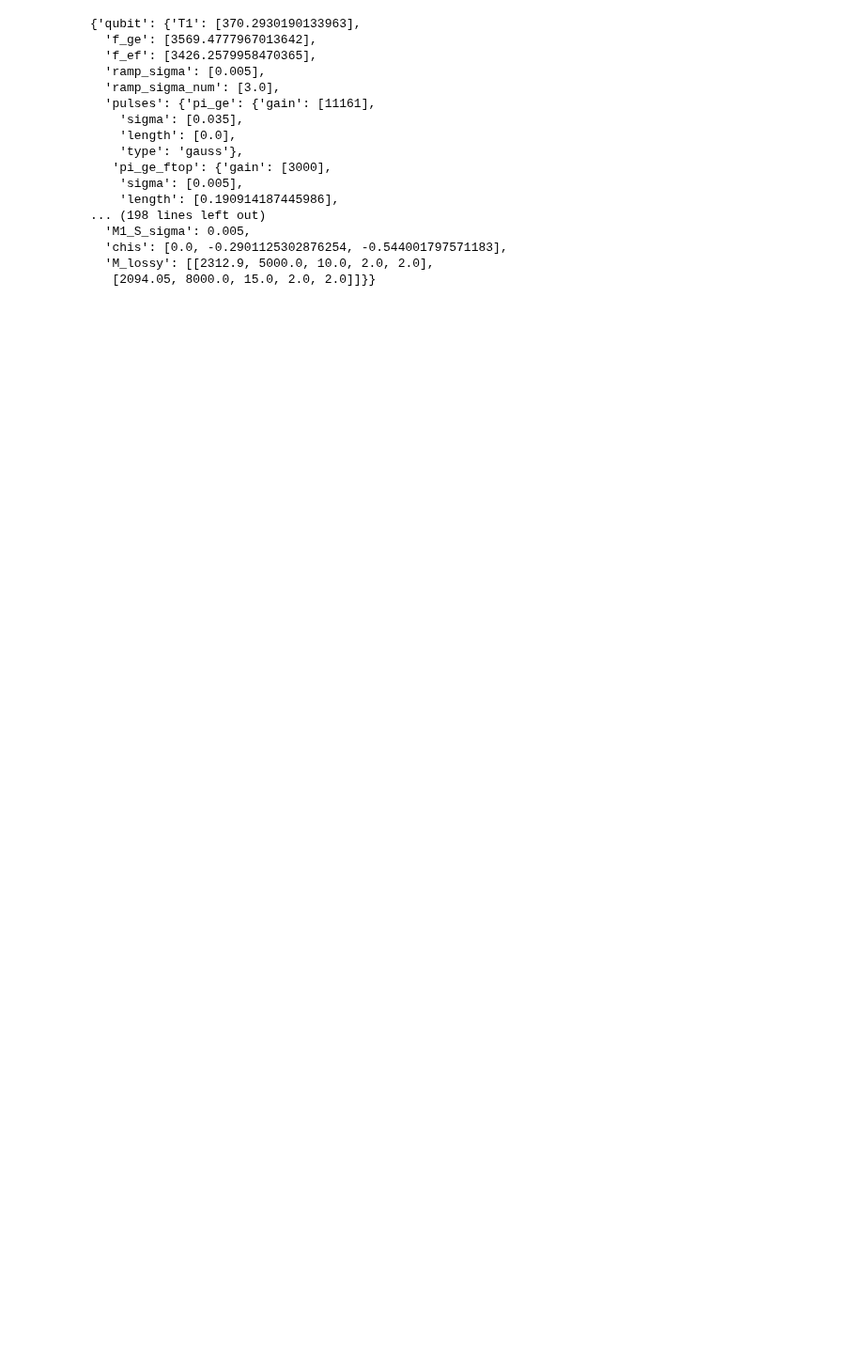
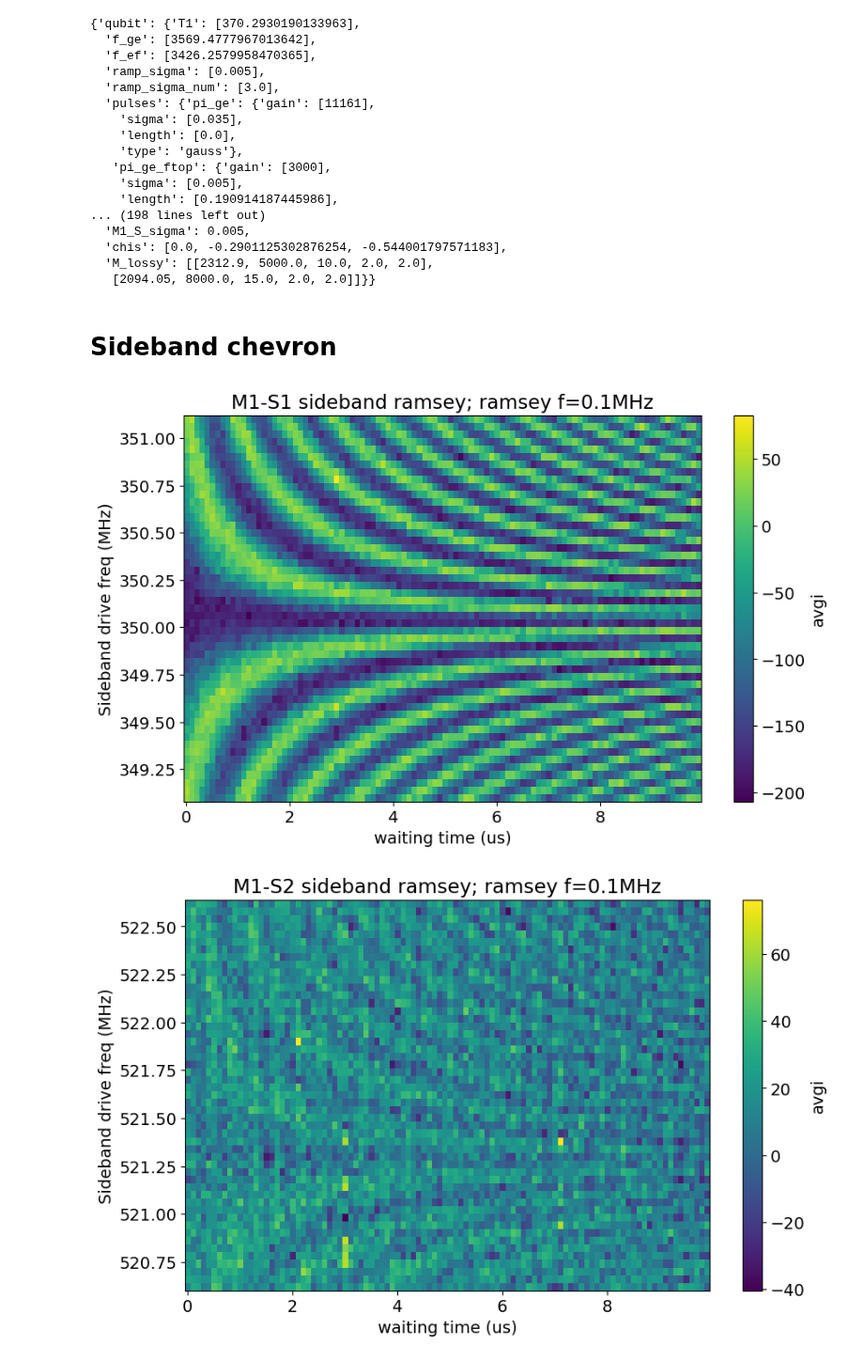
Before and after one commit to SchusterLab/multimode_expts, a Jupyter notebook: analysis_notebooks/qsim analysis.ipynb, the cells around one changed output. Shown at 94% size. Drawn from its saved outputs; the diff is of its cells as text; code cells hidden in the pictures; blank space fills up the shorter version.

```diff
--- a/analysis_notebooks/qsim analysis.ipynb
+++ b/analysis_notebooks/qsim analysis.ipynb
@@ -216,3 +216,21 @@ attrs['config']['device']
   'chis': [0.0, -0.2901125302876254, -0.544001797571183],
   'M_lossy': [[2312.9, 5000.0, 10.0, 2.0, 2.0],
    [2094.05, 8000.0, 15.0, 2.0, 2.0]]}}
+# %% [markdown]
+# Sideband chevron
+# %%
+temp_data, attrs = prev_data(expt_path, f'00000_SidebandChevron_M1S7.h5')
+# %%
+stor_no = 7
+
+for stor_no in range(1,8):
+    temp_data, attrs = prev_data(expt_path, f'00000_SidebandChevron_M1S{stor_no}.h5')
+    plt.figure()
+    plt.pcolormesh(temp_data['xpts'], temp_data['ypts'], temp_data['avgi'])
+    plt.colorbar(label='avgi')
+    plt.xlabel('waiting time (us)')
+    plt.ylabel('Sideband drive freq (MHz)')
+    plt.title(f'M1-S{stor_no} sideband ramsey; ramsey f=0.1MHz')
+# %% [output]
+[figure, added]
+[figure, added]
```
Also changed, not shown: parts of 3 cells of this notebook, 2 other files.
